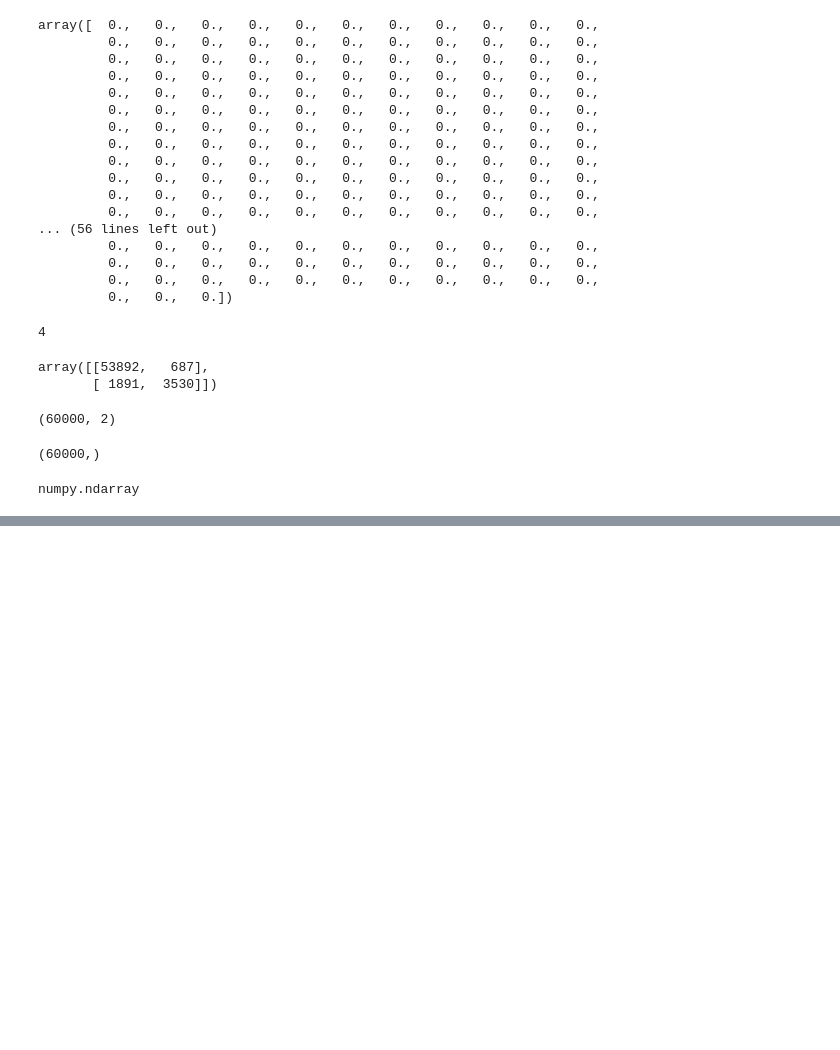
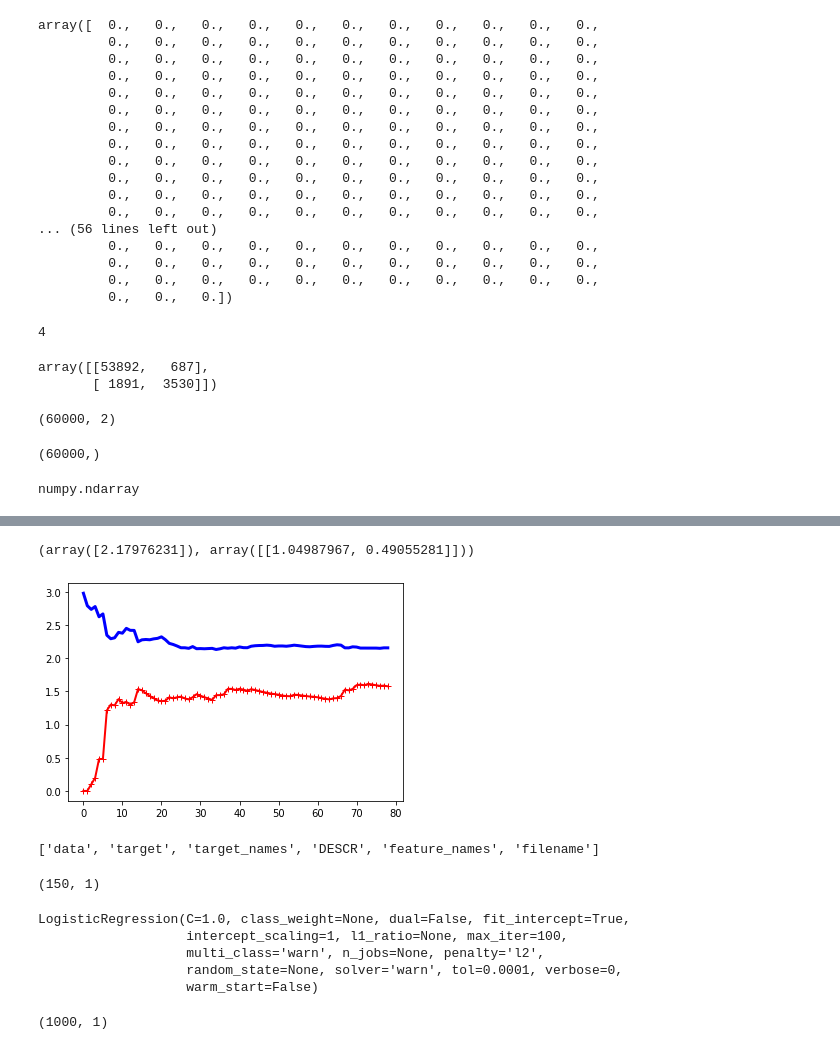
Before and after one commit to drempapis/ML, a Jupyter notebook: HandsOnML.ipynb, the cells around one changed output, grey strips where cells are left out. Saved outputs shown, nothing was run; the diff lists cells and outputs as text; code cells hidden in the pictures; blank space fills up the shorter version.

```diff
--- a/HandsOnML.ipynb
+++ b/HandsOnML.ipynb
@@ -505,0 +540,40 @@ numpy.ndarray
+# %%
+from sklearn.preprocessing import PolynomialFeatures
+
+poly_features = PolynomialFeatures(degree=2, include_bias=False)
+X_poly = poly_features.fit_transform(X)
+
+lin_reg = LinearRegression()
+lin_reg.fit(X_poly, y)
+
+lin_reg.intercept_, lin_reg.coef_
+# %% [output]
+(array([2.17976231]), array([[1.04987967, 0.49055281]]))
+# %%
+from sklearn.metrics import mean_squared_error
+from sklearn.model_selection import train_test_split
+
+def plot_learning_curves(model, X, y):
+    X_train, X_val, y_train, y_val = train_test_split(X, y, test_size=0.2)
+    train_errors, val_errors = [], []
+
+    for m in range(1, len(X_train)):
+        model.fit(X_train[:m], y_train[:m])
+        y_train_predict = model.predict(X_train[:m])
+
+        y_val_predict = model.predict(X_val)
+        train_errors.append(mean_squared_error(y_train[:m], y_train_predict))
+        val_errors.append(mean_squared_error(y_val, y_val_predict))
+
+    plt.plot(np.sqrt(train_errors), "r-+", linewidth=2, label="train")
+    plt.plot(np.sqrt(val_errors), "b-", linewidth=3, label="val")
+
+plot_learning_curves(LinearRegression(), X, y)
+# %% [output]
+[figure, added]
+# %%
+from sklearn import datasets
+iris = datasets.load_iris()
+list(iris.keys())
+# %% [output]
+['data', 'target', 'target_names', 'DESCR', 'feature_names', 'filename']
@@ -505,0 +584,19 @@ numpy.ndarray
+# %%
+X.shape
+# %% [output]
+(150, 1)
+# %%
+from sklearn.linear_model import LogisticRegression
+log_reg = LogisticRegression()
+log_reg.fit(X, y)
+# %% [output]
+LogisticRegression(C=1.0, class_weight=None, dual=False, fit_intercept=True,
+                   intercept_scaling=1, l1_ratio=None, max_iter=100,
+                   multi_class='warn', n_jobs=None, penalty='l2',
+                   random_state=None, solver='warn', tol=0.0001, verbose=0,
+                   warm_start=False)
+# %%
+X_new = np.linspace(0, 3, 1000).reshape(-1, 1)
+X_new.shape
+# %% [output]
+(1000, 1)
```
Also changed, not shown: parts of 10 cells of this notebook, 2 other files.
